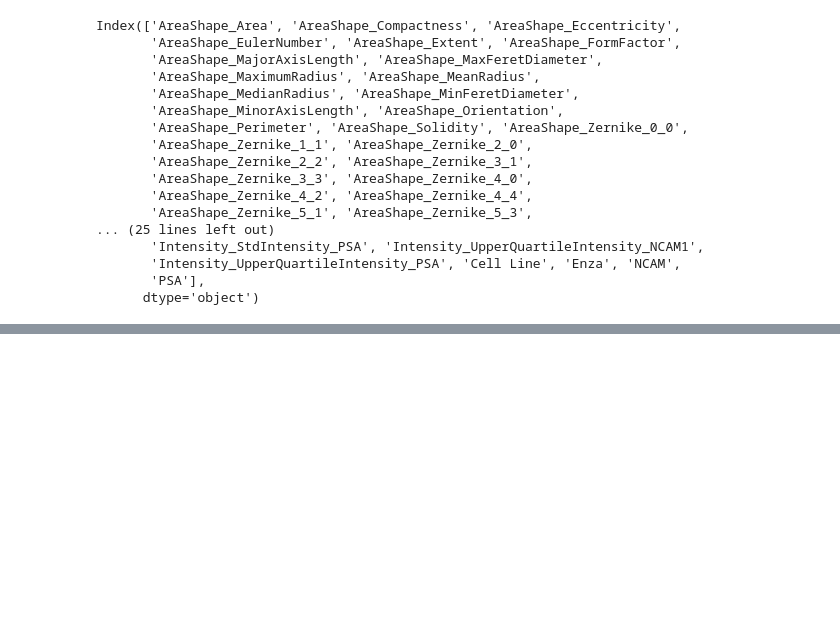
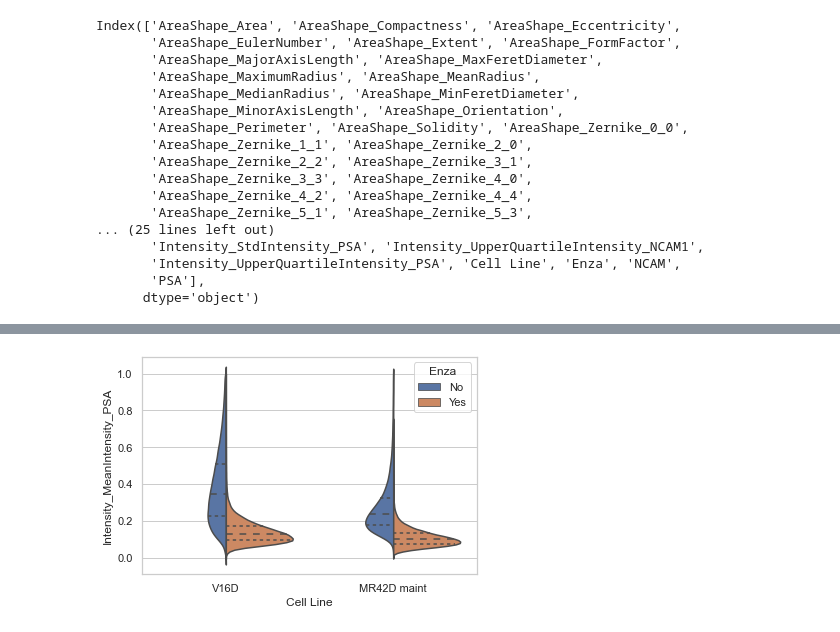
Before and after one commit to halliganbs/violin_facet_gird, a Jupyter notebook: violin_plot.ipynb, the cells around one changed output, grey strips where cells are left out. Cells and saved outputs as stored; diff of their text form; code cells hidden in the pictures; blank space fills up the shorter version.

```diff
--- a/violin_plot.ipynb
+++ b/violin_plot.ipynb
@@ -189,0 +159,14 @@ IndexError: too many indices for array
+# %%
+# fd = df_scaled.loc[df_scaled['Intensity_MeanIntensity_PSA']<=0.2]
+
+fd = df_scaled[df_scaled.columns.difference(['Cell Line', 'Enza', 'NCAM', 'PSA']).values] * 5
+
+fd = fd.loc[fd['Intensity_MeanIntensity_PSA']<=1.0]
+
+
+fd[['Cell Line', 'Enza', 'NCAM', 'PSA']] = dt[['Cell Line', 'Enza', 'NCAM', 'PSA']]
+in_plot = sns.violinplot(data = fd, y='Intensity_MeanIntensity_PSA', x='Cell Line', hue='Enza', split=True, inner="quartile")
+in_fig = in_plot.get_figure()
+in_fig.savefig('Intensity_MeanIntensity_PSA.png')
+# %% [output]
+[figure, added]
```
Also changed, not shown: parts of 18 cells of this notebook.
